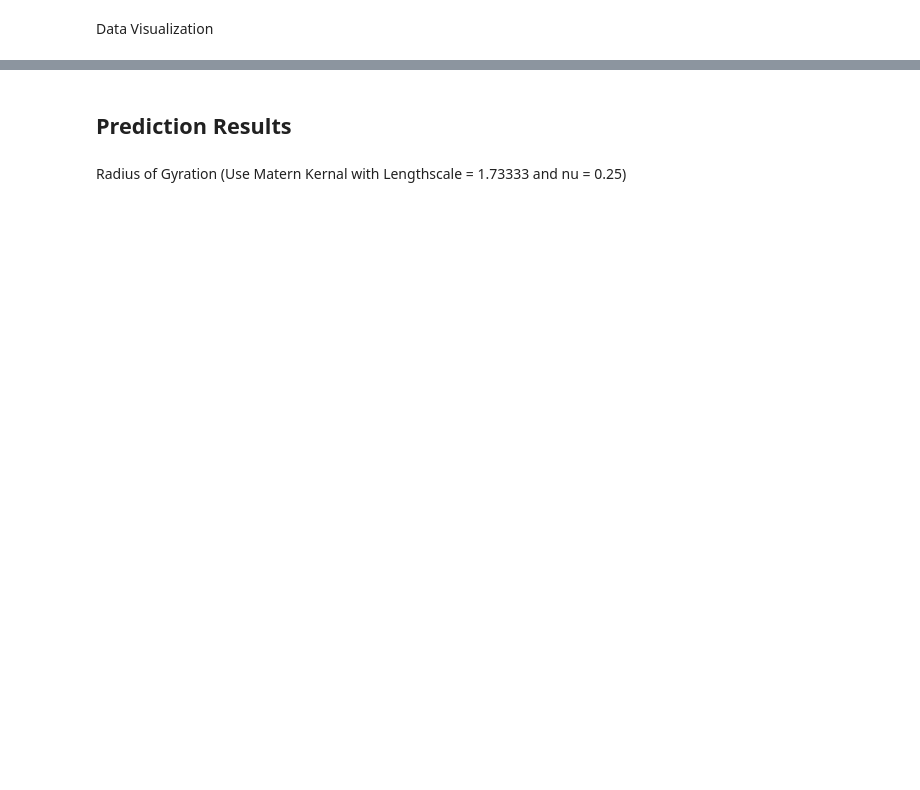
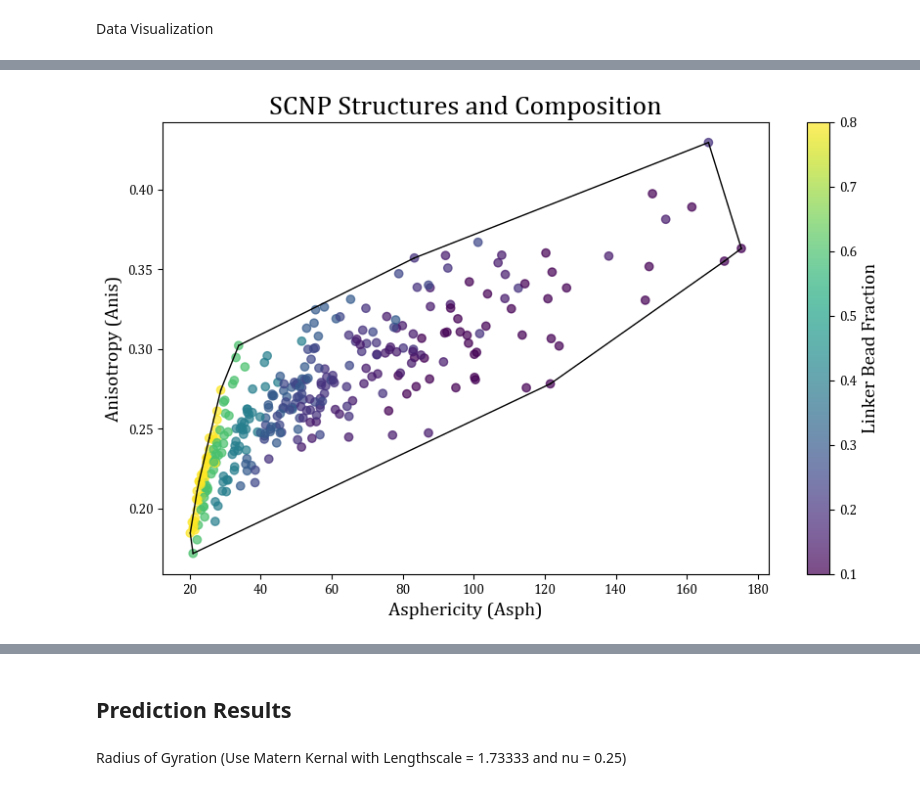
Before and after one commit to PhucMTran/COS-513-Project, a Jupyter notebook: Results.ipynb, the cells around one changed output, grey strips where cells are left out. Saved outputs shown, nothing was run; the diff lists cells and outputs as text; code cells hidden in the pictures; blank space fills up the shorter version.

```diff
--- a/Results.ipynb
+++ b/Results.ipynb
@@ -100,0 +125,24 @@ plt.show()
+# %%
+# Scatter plot
+plt.figure(figsize=(10, 6))
+scatter = plt.scatter(Data['asph_mean'], Data['anis_mean'], c=Data['Comp'], cmap='viridis', alpha=0.7)
+
+# Compute and draw Convex Hull
+points = np.column_stack((Data['asph_mean'], Data['anis_mean']))  # Create (x, y) pairs
+hull = ConvexHull(points)
+
+for simplex in hull.simplices:
+    plt.plot(points[simplex, 0], points[simplex, 1], 'k-', linewidth=1)  # Draw solid black line
+
+# Add colorbar
+cbar = plt.colorbar(scatter)
+cbar.set_label('Linker Bead Fraction', fontsize = 14)
+
+# Labels and title
+plt.xlabel('Asphericity (Asph)', fontsize = 14)
+plt.ylabel('Anisotropy (Anis)', fontsize = 14)
+plt.title('SCNP Structures and Composition', fontsize = 20)
+
+plt.show()
+# %% [output]
+[figure, added]
```
Also changed, not shown: parts of 8 cells of this notebook.
